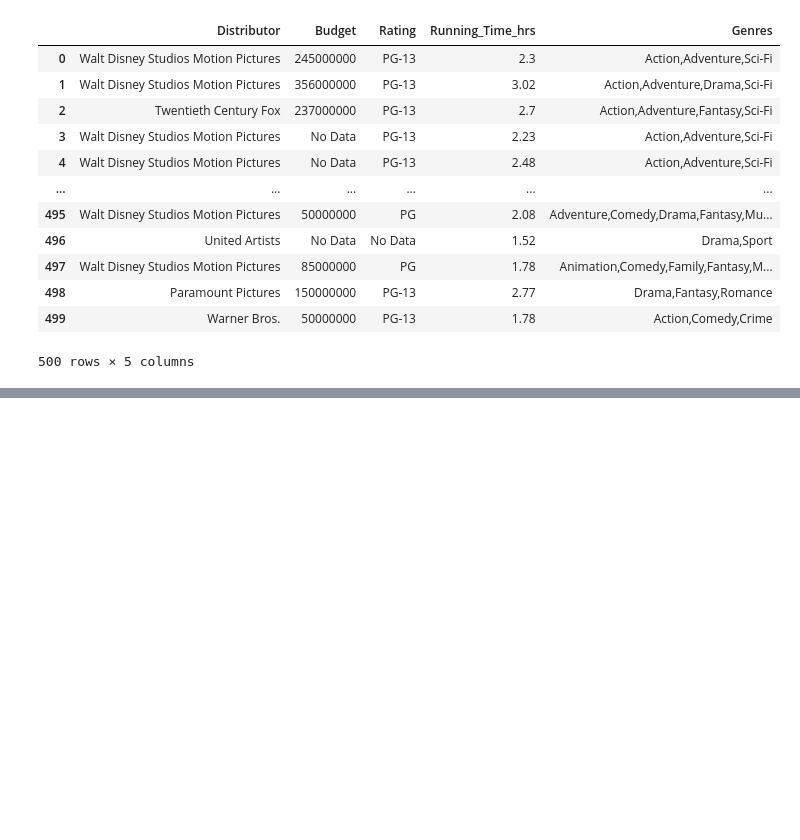
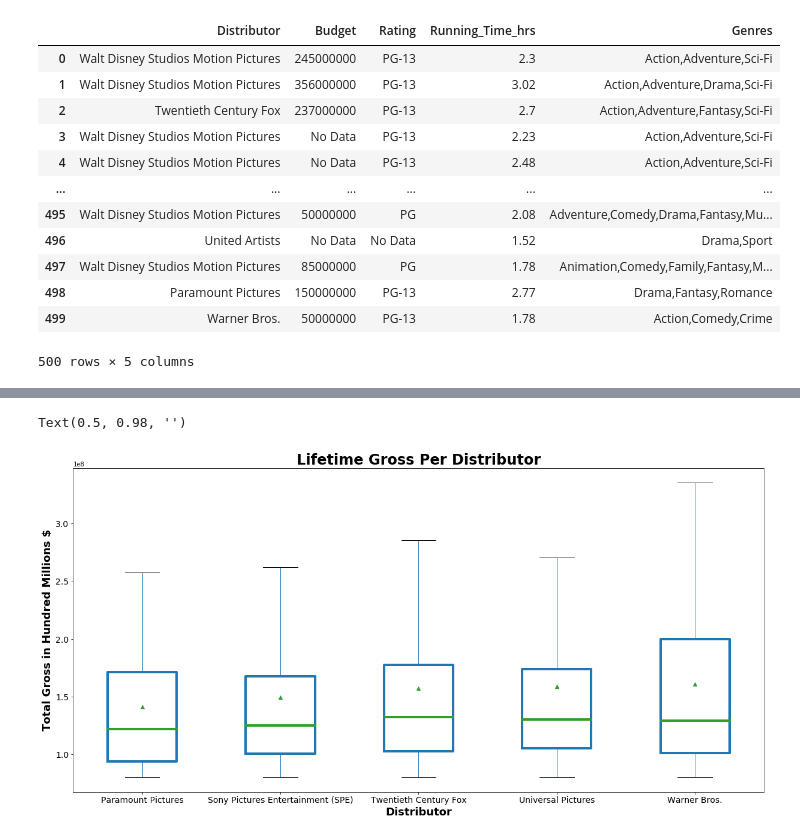
Before and after one commit to davebrown271/Microsoft-Movie-Analysis, a Jupyter notebook: distribution_boxplot.ipynb, the cells around one changed output, grey strips where cells are left out. Saved outputs shown, nothing was run; the diff lists cells and outputs as text; code cells hidden in the pictures; blank space fills up the shorter version.

```diff
--- a/distribution_boxplot.ipynb
+++ b/distribution_boxplot.ipynb
@@ -144,0 +182,7 @@ df_movie_3.head(3)
+# %%
+#trim list to top five distributors
+dist_data = df_movie_3['Distributor'].isin(['Twentieth Century Fox', 'Sony Pictures Entertainment (SPE)',
+                                       'Universal Pictures', 'Warner Bros.', 'Paramount Pictures'])
+top_distributors = object
+top_distributors = df_movie_3[dist_data]
+top_distributors
@@ -144,0 +203,21 @@ df_movie_3.head(3)
+# %%
+#import necessary libraries
+import matplotlib.pyplot as plt
+
+#format and label the plot
+boxprops = dict(linestyle='-', linewidth=4, color='k')
+medianprops = dict(linestyle='-', linewidth=4, color='k')
+
+bp = top_distributors.boxplot(by ='Distributor', column =['Lifetime Gross'], grid = False, figsize=(20,10),
+                         showfliers=False, showmeans=True, boxprops=boxprops, medianprops=medianprops)
+bp.set_xlabel('Distributor', fontweight='bold', fontsize=18)
+bp.set_ylabel('Total Gross in Hundred Millions $', fontweight='bold', fontsize=18)
+bp.set_title('Lifetime Gross Per Distributor', fontweight='bold', fontsize=24)
+bp.tick_params(axis='y', labelsize=14)
+bp.tick_params(axis='x', labelsize=14)
+
+#show the plot
+plt.suptitle("")
+# %% [output]
+Text(0.5, 0.98, '')
+[figure, added]
```
Also changed, not shown: parts of 10 cells of this notebook, 6 other files.
